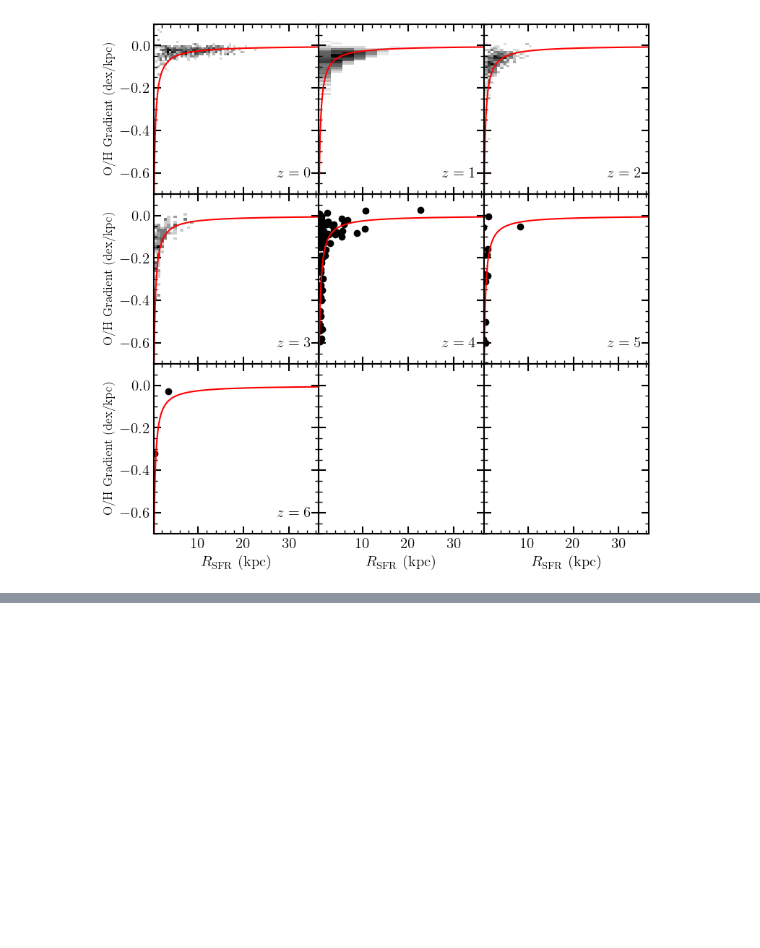
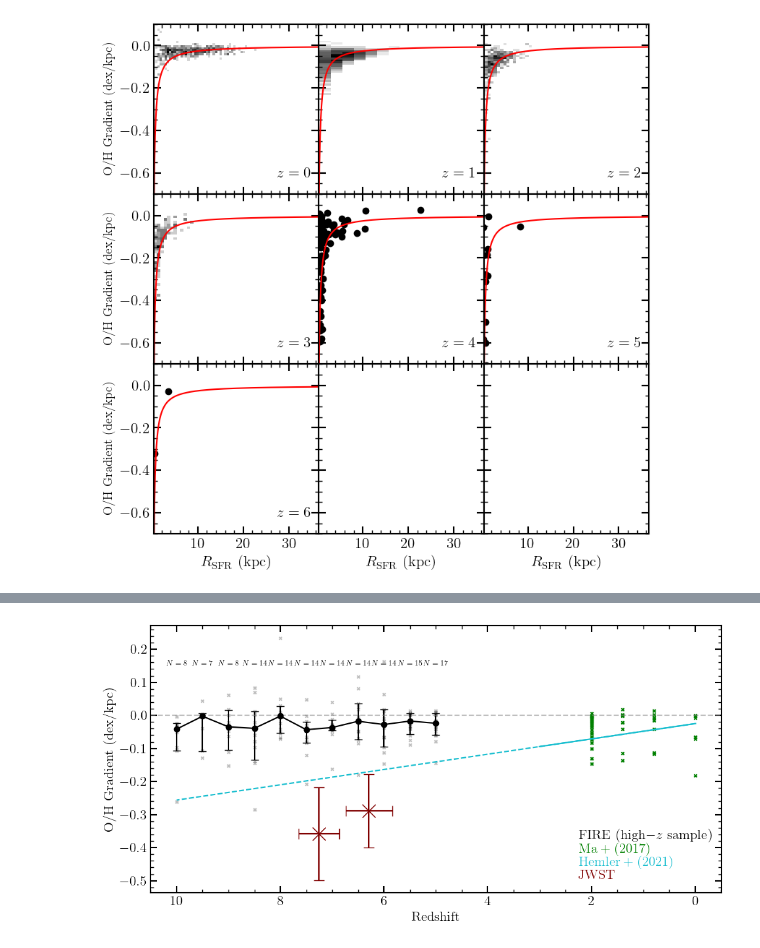
Before and after one commit to AlexGarcia623/High_Z_Gradients, a Jupyter notebook: Gradient_Summary.ipynb, the cells around one changed output, grey strips where cells are left out. Drawn from its saved outputs; the diff is of its cells as text; code cells hidden in the pictures; blank space fills up the shorter version.

```diff
--- a/Gradient_Summary.ipynb
+++ b/Gradient_Summary.ipynb
@@ -897,0 +969,89 @@ plt.show()
+# %%
+M17_x=np.array([2.0,2.0,2.0,2.0,2.0,2.0,2.0,2.0,2.0,2.0,2.0,2.0,2.0,
+                2.0,2.0,2.0,2.0,2.0,2.0,2.0,2.0,2.0,2.0,2.0,2.0,2.0,
+                2.0,2.0,2.0,2.0,2.0,2.0,1.4,1.4,1.4,1.4,1.4,1.4,1.4,
+                1.4,1.4,0.8,0.8,0.8,0.8,0.8,0.8,0.8,0.8,0.8,0.0,0.0,
+                0.0,0.0,0.0,0.0,0.0,0.0,0.0
+])
+M17_y=np.array([np.nan,-0.055,-0.065,-0.006,-0.147,-0.051,-0.044,-0.015,
+                -0.130,np.nan,-0.018,-0.004,-0.021,-0.018,-0.001,-0.013,
+                -0.029,-0.001,-0.033,-0.069,-0.100,0.007,-0.004,-0.003,
+                -0.006,-0.007,-0.003,-0.035,-0.025,-0.073,np.nan,-0.083,
+                0.019,-0.001,-0.021,0.003,-0.136,-0.041,-0.022,0.001,
+                -0.114,0.003,-0.010,np.nan,-0.041,-0.112,0.015,-0.005,
+                -0.015,-0.117,-0.002,-0.181,-0.065,-0.072,-0.066,-0.008,
+                0.001,-0.001,np.nan
+])
+
+M17_x = M17_x[~np.isnan(M17_y)]
+M17_y = M17_y[~np.isnan(M17_y)]
+# %%
+zs = np.arange(5.0,10.5,0.5)
+
+plt.figure(figsize=(10,5))
+
+plt.errorbar( zs, means, yerr=(means-stds_down,stds_up-means), capsize=4, color='k', marker='o' )
+
+def plot_errorbar(x,y,y_down,y_up,x_left,x_right,color='g',marker='+'):
+
+    plt.errorbar( x, y, yerr=(y-y_down, y_up-y), xerr=(x-x_right, x_left-x),
+                  marker=marker, color=color, ls='none', markersize=15, capsize=6 )
+
+def plot_errorbar_space(x,y,y_down,y_up,offset=0,color='g'):
+
+    plt.errorbar( x[offset::4], y[offset::4], yerr=(y[offset::4]-y_down[offset::4], y_up[offset::4]-y[offset::4]),
+                  marker='d', color=color, ls='none', alpha=0.5 )
+
+
+def plot_fill_between(x,y,y_down,y_up,color='r'):
+
+    plt.plot( x, y, color=color )
+    plt.fill_between( x, y_up, y_down, color=color, alpha=0.25 )
+
+# plot_errorbar_space( H21_x, H21_y, H21_down_y, H21_up_y, offset=0, color='blue'   )
+# plot_errorbar_space( H21_x, H21_y, H21_down_y, H21_up_y, offset=1, color='green'  )
+# plot_errorbar_space( H21_x, H21_y, H21_down_y, H21_up_y, offset=2, color='yellow' )
+# plot_errorbar_space( H21_x, H21_y, H21_down_y, H21_up_y, offset=3, color='red'    )
+
+plot_errorbar( JWST_x, JWST_y, JWST_down_y, JWST_up_y, JWST_left_x, JWST_right_x,
+              color='maroon', marker='x' )
+# plot_fill_between( T_21_x, T_21_y, T_21_y_up, T_21_y_down, color='b' )
+
+zs_full = np.arange( 0,11 )
+plt.plot( H21_line_x, H21_line_y, color='C9' )
+plt.plot( zs_full, H21_slope*zs_full + H21_intercept, color='C9', linestyle='--' )
+
+plt.scatter( M17_x, M17_y, color='green', marker='x', s=10 )
+
+plt.xlabel(r'${\rm Redshift}$')
+plt.ylabel(r'${\rm O/H~Gradient~(dex/kpc)}$')
+
+xmin, xmax = plt.xlim()
+plt.xlim(xmax, xmin)
+
+plt.axhline(0, color='gray', linestyle='--', alpha=0.5)
+
+plt.text( 0.75, 0.20, r'${\rm FIRE~(high-}z~{\rm sample})$', color='k', transform=plt.gca().transAxes, ha='left' )
+plt.text( 0.75, 0.15, r'${\rm Ma+(2017)}$'     , color='g', transform=plt.gca().transAxes, ha='left' )
+plt.text( 0.75, 0.10, r'${\rm Hemler+(2021)}$' , color='C9', transform=plt.gca().transAxes, ha='left' )
+plt.text( 0.75, 0.05, r'${\rm JWST}$'          , color='maroon', transform=plt.gca().transAxes, ha='left' )
+
+for index, z in enumerate(zs):
+    plt.text( z, 0.15, '$N=%s$' %counts[index] , ha='center', fontsize=8 )
+
+    if (z == 4):
+        y = all_grad[index]
+        plt.scatter( np.ones(len(y))*z, y, color='k', marker='x', s=10, alpha=0.1 )
+    elif (z > 4):
+        y = all_grad[index]
+        plt.scatter( np.ones(len(y))*z, y, color='k', marker='x', s=10, alpha=0.25 )
+
+ymin, ymax = plt.ylim()
+# plt.ylim( ymin, 0.1 )
+
+
+plt.tight_layout()
+plt.savefig( save_dir+'FIRE_Hz_Summary.pdf', bbox_inches='tight' )
+plt.show()
+# %% [output]
+[figure, added]
```
Also changed, not shown: parts of 17 cells of this notebook, 2 other files.
